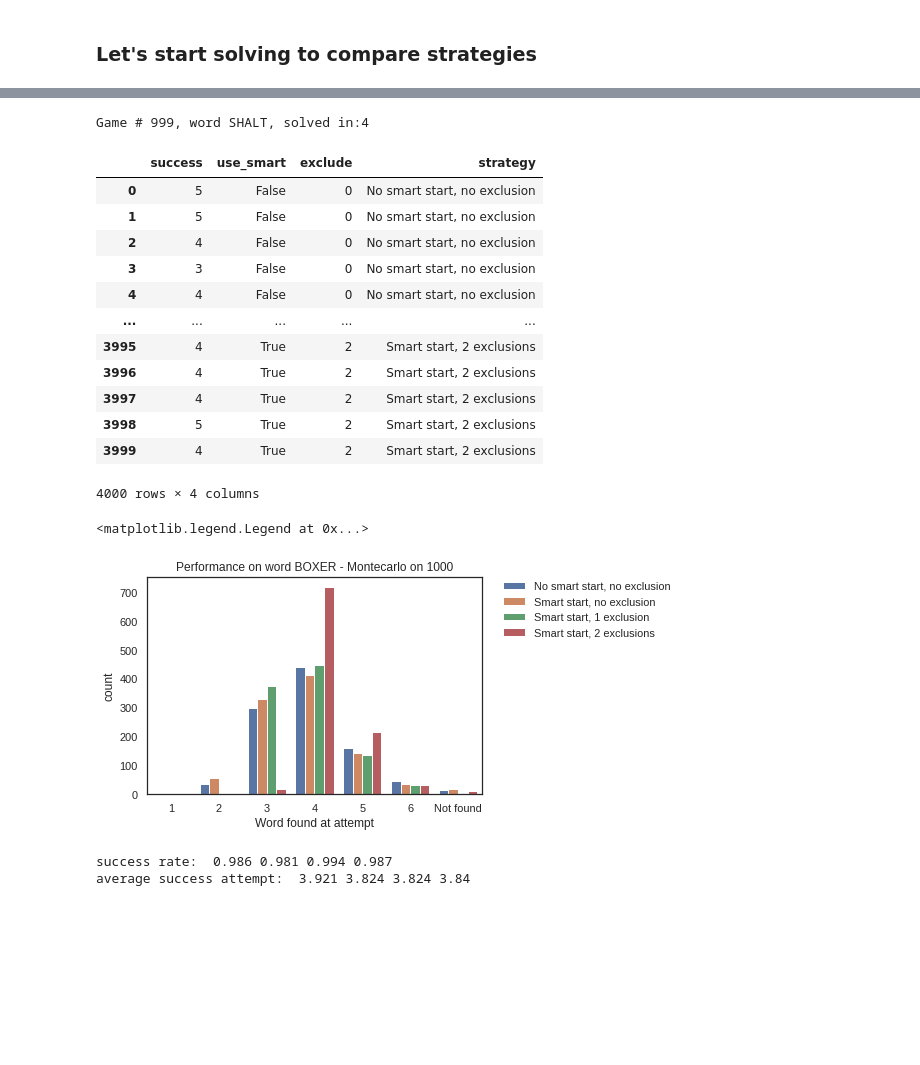
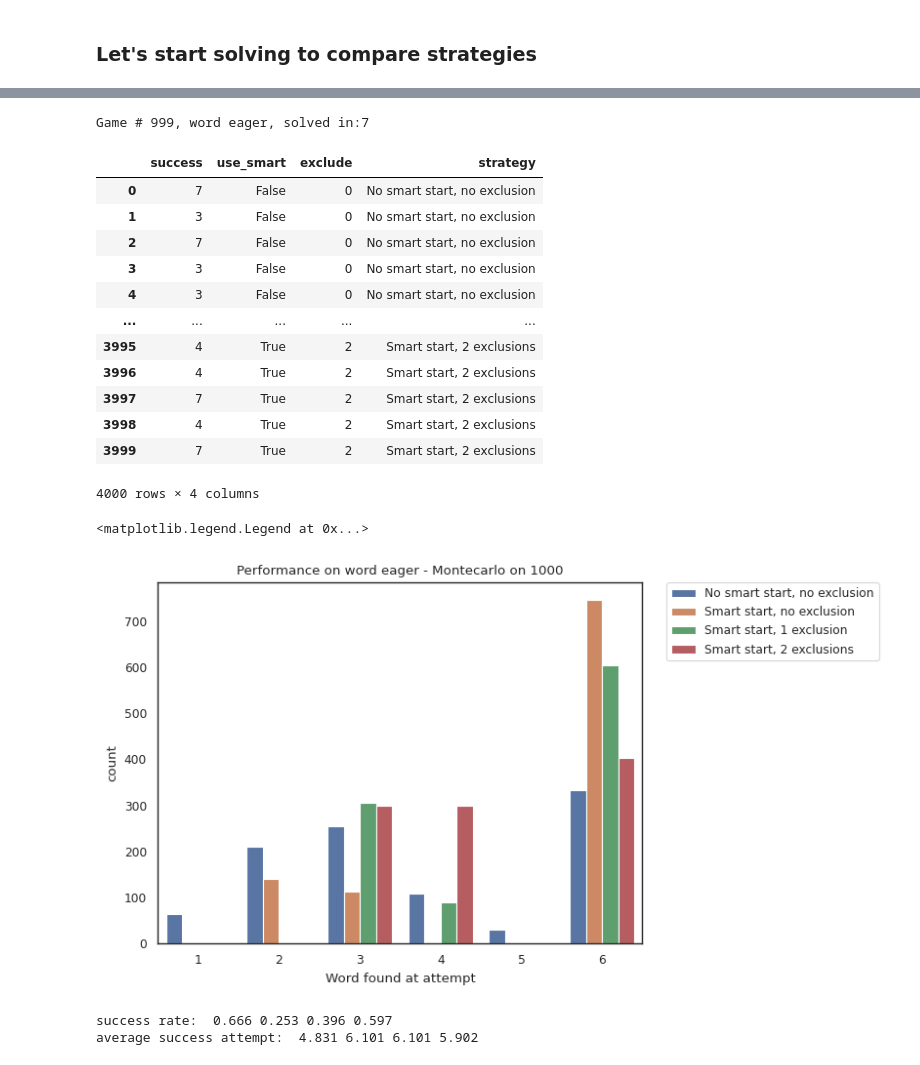
Before and after one commit to ggilestro/playground, a Jupyter notebook: wordle_strategy/wordle_notebook.ipynb, the cells around one changed output, grey strips where cells are left out. Drawn from its saved outputs; the diff is of its cells as text; code cells hidden in the pictures; blank space fills up the shorter version.

```diff
--- a/wordle_strategy/wordle_notebook.ipynb
+++ b/wordle_strategy/wordle_notebook.ipynb
@@ -208,6 +235,6 @@ Game # 9999, word CREPE, solved in:7
 # %%
 #do you want to try performance on today's word? If yes, put it here. Otherwise for general performance set to None
-guess_word = None
+guess_word = "eager"
 
 #do you want to try performance with a given starting word?
 start_with = ''
@@ -226,7 +253,7 @@ Game # 999, word SNOOP, solved in:4
 # %%
 r4 = g.solve_many(guess_word=guess_word, start_with=start_with, use_smart=True, N_GAMES=1000, exclude=2)
 # %% [output]
-Game # 999, word SHALT, solved in:4
+Game # 999, word eager, solved in:7
 # %%
 df1 = pd.DataFrame(data=r1['profile'])
 df1.index.name = 'game'
@@ -260,36 +287,36 @@ df = pd.concat([df1, df2, df3, df4], ignore_index=True)
 df
 # %% [output]
 |  | success | use_smart | exclude | strategy |
-| 0 | 5 | False | 0 | No smart start, no exclusion |
-| 1 | 5 | False | 0 | No smart start, no exclusion |
-| 2 | 4 | False | 0 | No smart start, no exclusion |
+| 0 | 7 | False | 0 | No smart start, no exclusion |
+| 1 | 3 | False | 0 | No smart start, no exclusion |
+| 2 | 7 | False | 0 | No smart start, no exclusion |
 | 3 | 3 | False | 0 | No smart start, no exclusion |
-| 4 | 4 | False | 0 | No smart start, no exclusion |
+| 4 | 3 | False | 0 | No smart start, no exclusion |
 | ... | ... | ... | ... | ... |
 | 3995 | 4 | True | 2 | Smart start, 2 exclusions |
 | 3996 | 4 | True | 2 | Smart start, 2 exclusions |
-| 3997 | 4 | True | 2 | Smart start, 2 exclusions |
-| 3998 | 5 | True | 2 | Smart start, 2 exclusions |
-| 3999 | 4 | True | 2 | Smart start, 2 exclusions |
+| 3997 | 7 | True | 2 | Smart start, 2 exclusions |
+| 3998 | 4 | True | 2 | Smart start, 2 exclusions |
+| 3999 | 7 | True | 2 | Smart start, 2 exclusions |
 4000 rows × 4 columns
 # %%
 p = sns.countplot(data=df, x='success', hue='strategy')
 p.set_xticklabels([ 1, 2, 3, 4, 5, 6, 'Not found'])
 p.set_xlabel("Word found at attempt")
 
-p.set_title("Performance on word BOXER - Montecarlo on 1000")
+p.set_title(f"Performance on word {guess_word} - Montecarlo on 1000")
 
 # Place the legend out of the figure
 p.legend(bbox_to_anchor=(1.05, 1), loc=2, borderaxespad=0.)
 # %% [output]
 <matplotlib.legend.Legend at 0x...>
-[figure, old version]
+[figure, new version]
 # %%
 print ('success rate: ', r1['success_rate'], r2['success_rate'], r3['success_rate'], r4['success_rate'])
 print ('average success attempt: ', np.mean( r1['profile']), np.mean( r2['profile']),np.mean( r2['profile']), np.mean( r3['profile']))
 # %% [output]
-success rate:  0.986 0.981 0.994 0.987
-average success attempt:  3.921 3.824 3.824 3.84
+success rate:  0.666 0.253 0.396 0.597
+average success attempt:  4.831 6.101 6.101 5.902
 # %%
 #success rate:  0.961 0.971 0.97 0.98
 #average success attempt:  4.3 4.188 4.188 4.178
```
Also changed, not shown: parts of 14 cells of this notebook.
